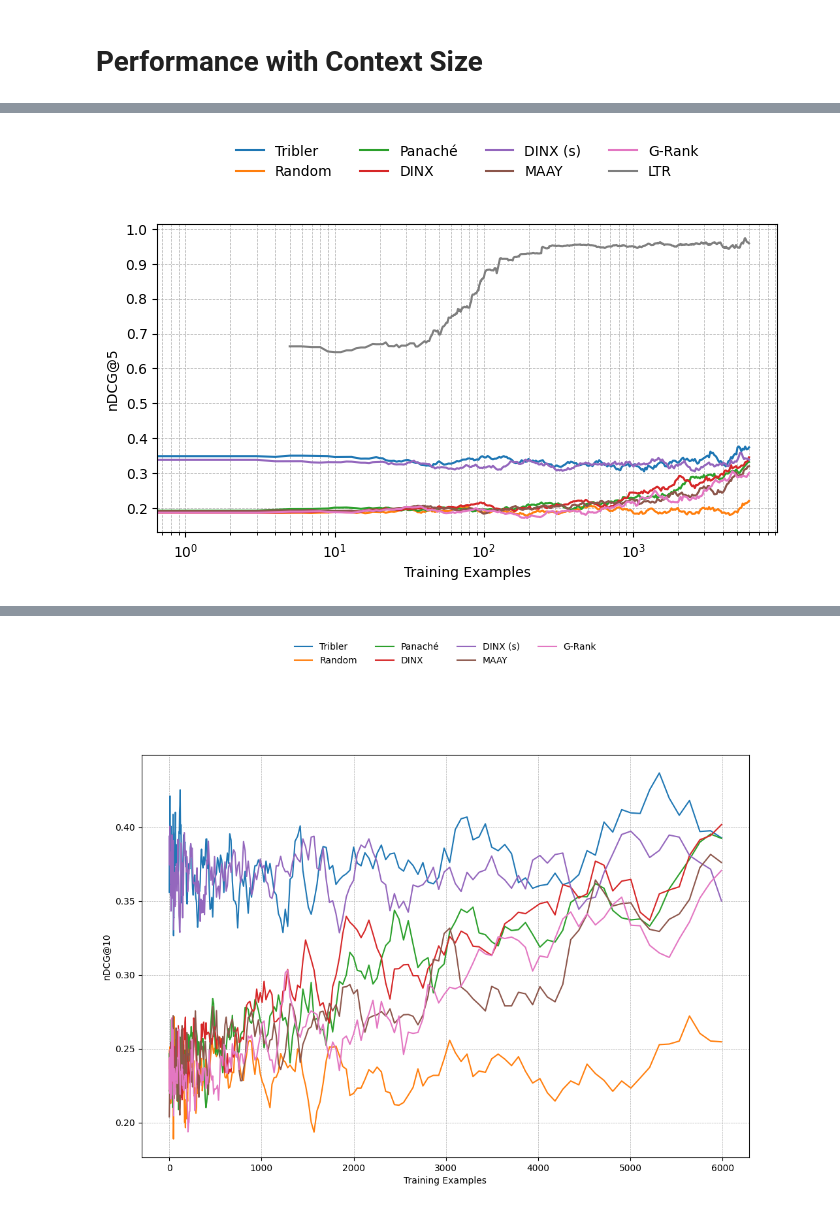
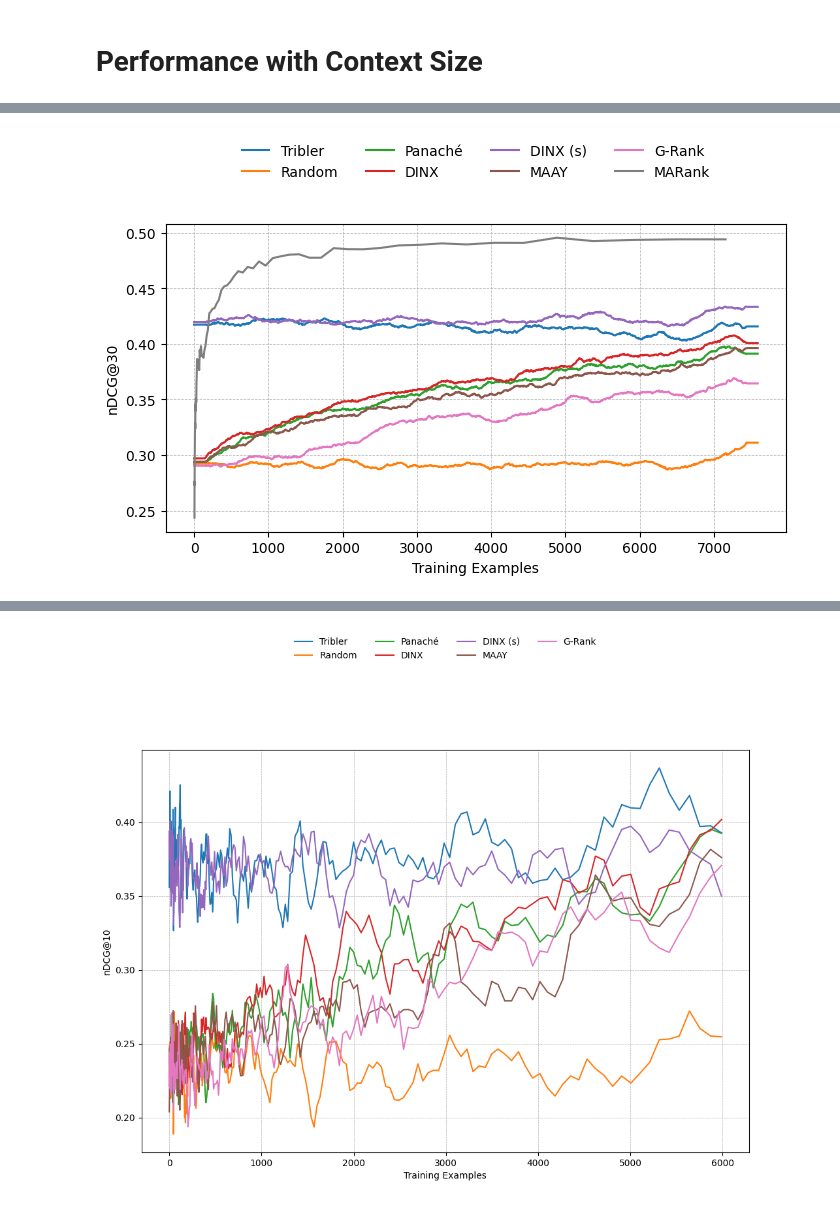
Before and after one commit to mg98/dart, a Jupyter notebook: results.ipynb, the cells around one changed output, grey strips where cells are left out. Saved outputs shown, nothing was run; the diff lists cells and outputs as text; code cells hidden in the pictures.

```diff
--- a/results.ipynb
+++ b/results.ipynb
@@ -4,7 +6,16 @@ import tikzplotlib
 import pickle
 import numpy as np
 
-ALGORITHMS = ['random', 'tribler', 'ltr', 'panache', 'dinx', 'dinx_s', 'maay', 'grank']
+ALGORITHMS = {
+    'random': 'Random',
+    'tribler': 'Tribler',
+    'dinx_s': 'DINX (s)',
+    'dinx': 'DINX',
+    'panache': 'Panaché',
+    'maay': 'MAAY',
+    'grank': 'G-Rank',
+    'ltr': 'MARank'
+}
 
 def tikzplotlib_fix_ncols(obj):
     """Workaround function to fix legend column issue before saving with tikzplotlib."""
@@ -108,6 +119,7 @@ plot_chosen_indices('ltr')
 import matplotlib.pyplot as plt
 import tikzplotlib
 import numpy as np
+import pickle
 
 with open('results/context_ndcgs.pkl', 'rb') as f:
     all_ndcgs = pickle.load(f)
@@ -115,63 +127,91 @@ with open('results/context_ndcgs.pkl', 'rb') as f:
 with open('results/context_ndcgs_ltr.pkl', 'rb') as f:
     all_ndcgs.update(pickle.load(f))
 
-
-desired_k = 5
+desired_k = 30
 filtered_ndcgs = {}
 for algo_name, index_dict in all_ndcgs.items():
     filtered_ndcgs[algo_name] = {x: metrics[desired_k] for x, metrics in index_dict.items() if desired_k in metrics}
 
 all_ndcgs = filtered_ndcgs
-print(all_ndcgs)
 
 ###############################################################################
-# Smoothing Function
+# Smoothing Functions
 ###############################################################################
+
+def simple_moving_average(data, window_size):
+    """Apply simple moving average with a fixed window size, ensuring length consistency."""
+    if len(data) < window_size:
+        return np.array(data)  # Return original if not enough data points
+    smoothed = np.convolve(data, np.ones(window_size) / window_size, mode='valid')
+
+    # Pad to maintain original length
+    pad_size = (len(data) - len(smoothed)) // 2
+    smoothed = np.pad(smoothed, (pad_size, len(data) - len(smoothed) - pad_size), mode='edge')
+
+    return smoothed
 
 def log_adaptive_moving_average(data, x, min_window, max_window):
     """Apply adaptive smoothing where the window size grows logarithmically with x."""
     smoothed_data = []
-    x_min = x[0] if x[0] != 0 else 1e-10  # Avoid division by zero by substituting x[0] with a small value
+    x_min = x[0] if x[0] != 0 else 1e-10  # Avoid division by zero
     for i in range(len(data)):
-        # Compute window size based on the logarithm of x
-        log_x = np.log(x[i] / x_min + 1)  # Normalize log(x) to avoid log(0)
-        max_log_x = np.log(x[-1] / x_min + 1)  # Logarithm of the largest x
+        log_x = np.log1p(x[i] - x_min)
+        max_log_x = np.log1p(x[-1] - x_min)
         window_size = int(min_window + (max_window - min_window) * (log_x / max_log_x))
+        window_size = max(1, window_size)
 
-        # Ensure valid window size (truncate window at array boundary)
         start_idx = max(0, i - window_size // 2)
         end_idx = min(len(data), i + window_size // 2)
         smoothed_data.append(np.mean(data[start_idx:end_idx]))
     return np.array(smoothed_data)
 
+def downsample_data(x, y, num_points=1000):
+    """Downsample (x, y) to at most `num_points` points while preserving trends."""
+    if len(x) <= num_points:
+        return x, y  # No need to downsample
+
+    indices = np.round(np.linspace(0, len(x) - 1, num_points)).astype(int)
+    return [x[i] for i in indices], [y[i] for i in indices]
+
+
 ###############################################################################
 # Plotting Code
 ###############################################################################
 
-plt.figure(figsize=(8, 4))
-min_window_size = 100
-max_window_size = 10
+fig, ax1 = plt.subplots(figsize=(8, 4))
 
+window_size = 300  # Fixed window size for standard smoothing
+min_window_size = 5
+max_window_size = 20  # Adaptive smoothing for 'ltr'
+
+# Plot all algorithms on the same axis
 for algo_name, index_dict in all_ndcgs.items():
-    # index_dict is now filtered and directly maps x to the desired y values
     x_filtered = sorted(index_dict.keys())
     y_vals = [index_dict[x] for x in x_filtered]
-    # Apply adaptive moving average if you want smoothing
-    smoothed_vals = log_adaptive_moving_average(y_vals, x_filtered, min_window_size, max_window_size)
-    # Plot the smoothed values
-    plt.plot(x_filtered, smoothed_vals, label=algo_name)
 
-plt.xscale('log')
-plt.xlabel('Training Examples')
-plt.ylabel(f'nDCG@{desired_k}' if desired_k is not None else 'nDCG')
-plt.grid(True, which='both', linestyle='--', linewidth=0.5)
-plt.legend(
+    if "ltr" in algo_name.lower():
+        smoothed_vals = log_adaptive_moving_average(y_vals, x_filtered, min_window_size, max_window_size)
+    else:
+        smoothed_vals = simple_moving_average(y_vals, window_size)
+
+    x_downsampled, y_downsampled = downsample_data(x_filtered, smoothed_vals, num_points=1000)
+    ax1.plot(x_downsampled, y_downsampled, label=ALGORITHMS[algo_name])
+
+ax1.set_xlabel('Training Examples')
+ax1.set_ylabel(f'nDCG@{desired_k or "max"}')
+ax1.grid(True, which='both', linestyle='--', linewidth=0.5)
+
+# Combine legends
+ax1.legend(
     loc='upper center',
-    bbox_to_anchor=(0.5, 1.3),  # Increase vertical distance if needed
+    bbox_to_anchor=(0.5, 1.3),
     ncol=4,
     frameon=False
 )
 
+
 tikzplotlib_fix_ncols(plt)
-tikzplotlib.save("ndcg_plot.tex", axis_width=r'\columnwidth', axis_height=r'6cm')
+tikzplotlib.save("results/tex/context_ndcgs.tex", axis_width=r'\columnwidth', axis_height=r'6cm')
+
+plt.show()
 # %% [output]
@@ -179 +218 @@ tikzplotlib.save("ndcg_plot.tex", axis_width=r'\columnwidth', axis_height=r'6cm'
-[figure, old version]
+[figure, new version]
```
Also changed, not shown: parts of 12 cells of this notebook, 7 other files.
